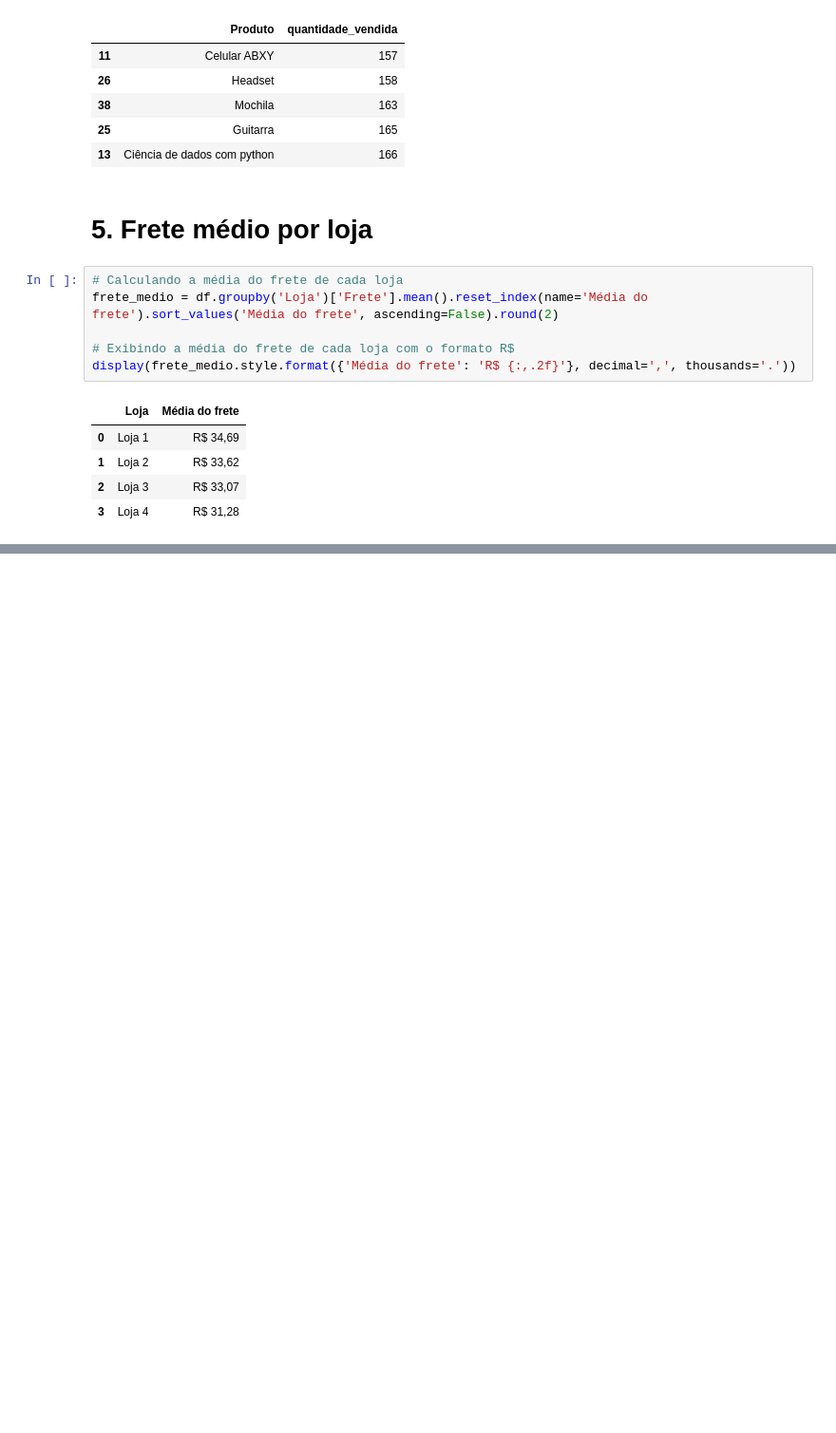
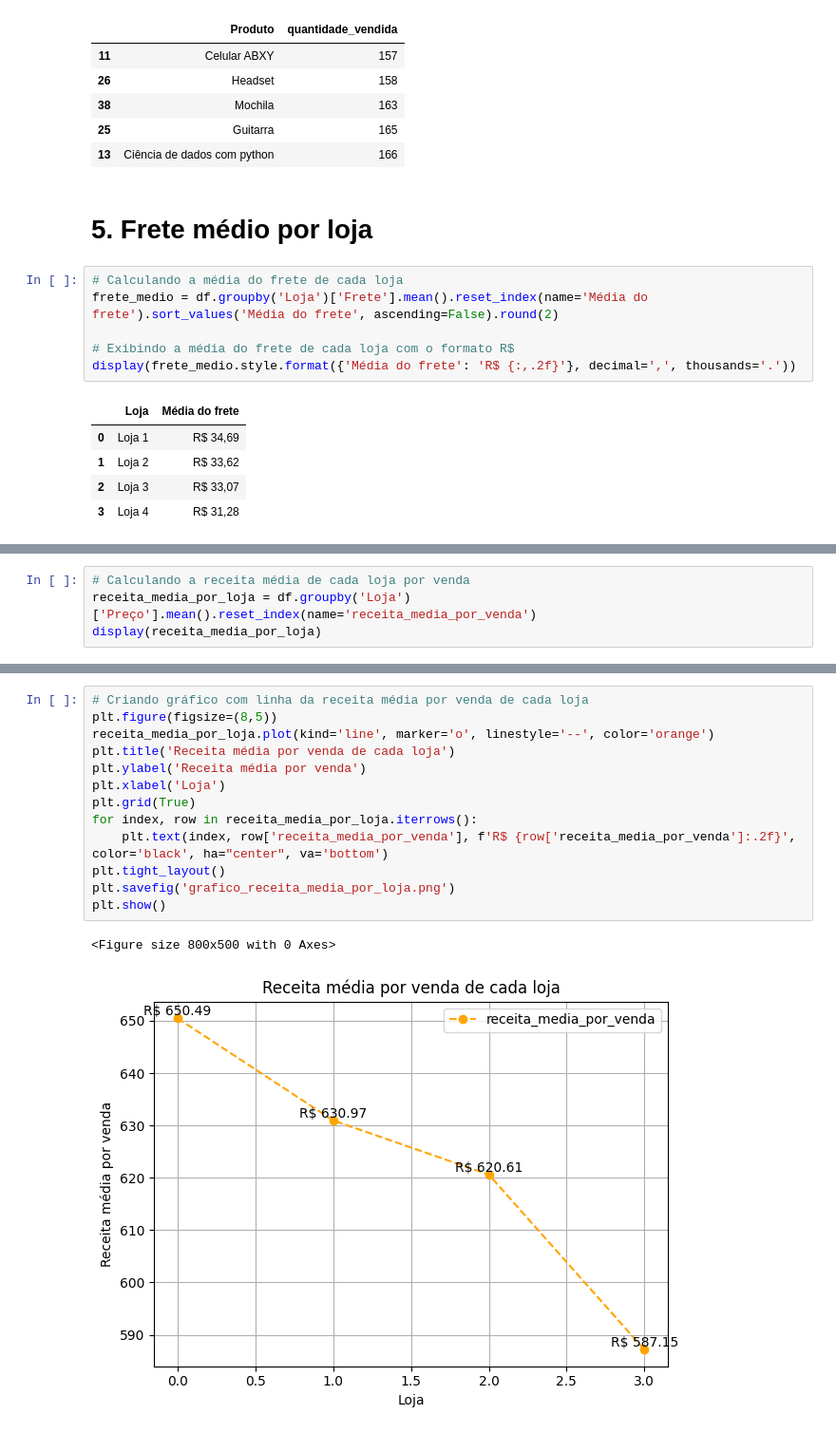
Before and after one commit to lidimoura/challenge1-data-science-Alura-Store, a Jupyter notebook: AluraStoreBrasil.ipynb, the cells around one changed output, grey strips where cells are left out. Shown at 95% size. Drawn from its saved outputs; the diff is of its cells as text; blank space fills up the shorter version.

```diff
--- a/AluraStoreBrasil.ipynb
+++ b/AluraStoreBrasil.ipynb
@@ -559,0 +634,4 @@ plt.show()
+# %%
+# Calculando a receita média de cada loja por venda
+receita_media_por_loja = df.groupby('Loja')['Preço'].mean().reset_index(name='receita_media_por_venda')
+display(receita_media_por_loja)
@@ -559,0 +644,16 @@ plt.show()
+# %%
+# Criando gráfico com linha da receita média por venda de cada loja
+plt.figure(figsize=(8,5))
+receita_media_por_loja.plot(kind='line', marker='o', linestyle='--', color='orange')
+plt.title('Receita média por venda de cada loja')
+plt.ylabel('Receita média por venda')
+plt.xlabel('Loja')
+plt.grid(True)
+for index, row in receita_media_por_loja.iterrows():
+    plt.text(index, row['receita_media_por_venda'], f'R$ {row['receita_media_por_venda']:.2f}', color='black', ha="center", va='bottom')
+plt.tight_layout()
+plt.savefig('grafico_receita_media_por_loja.png')
+plt.show()
+# %% [output]
+<Figure size 800x500 with 0 Axes>
+[figure, added]
```
Also changed, not shown: parts of 11 cells of this notebook.
